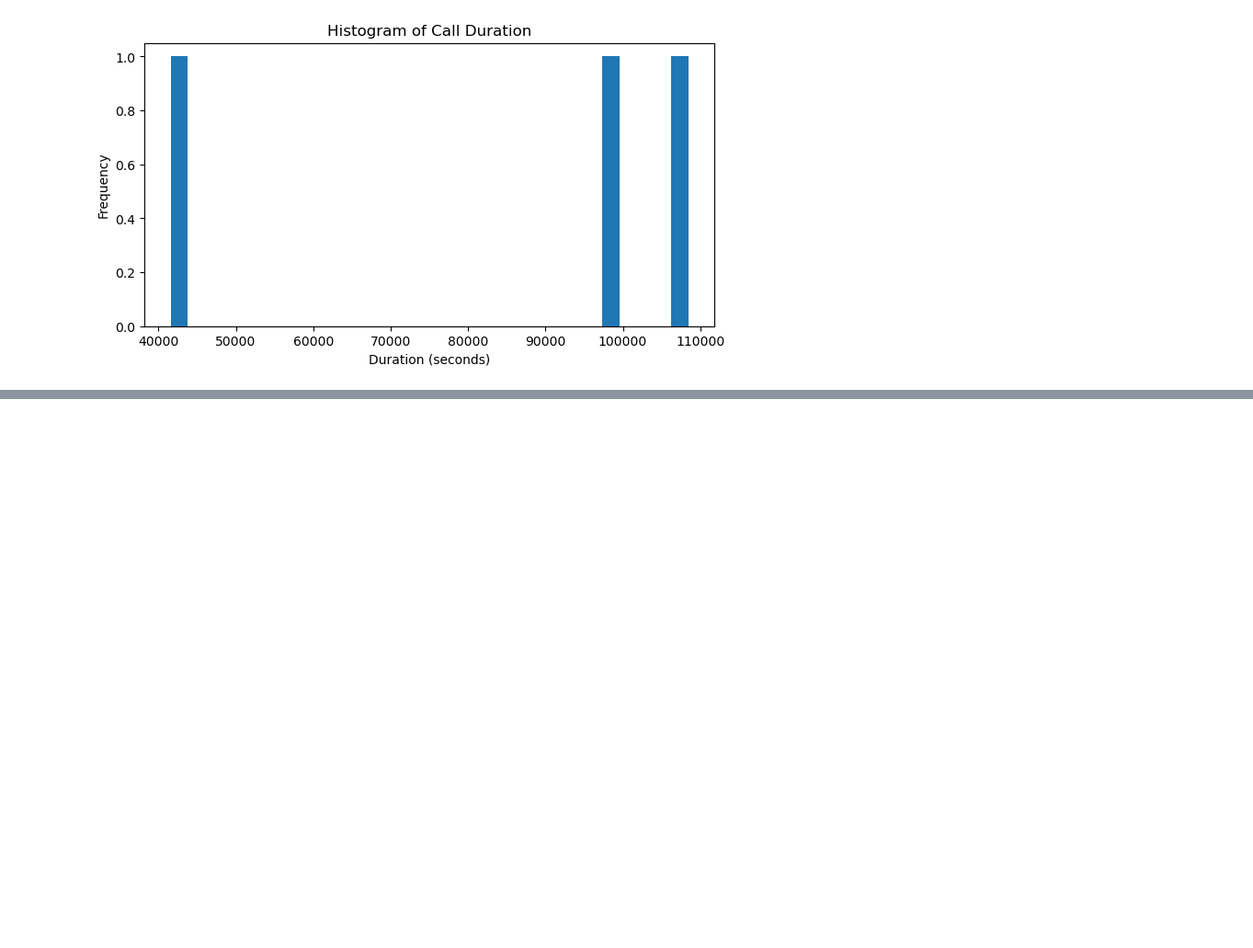
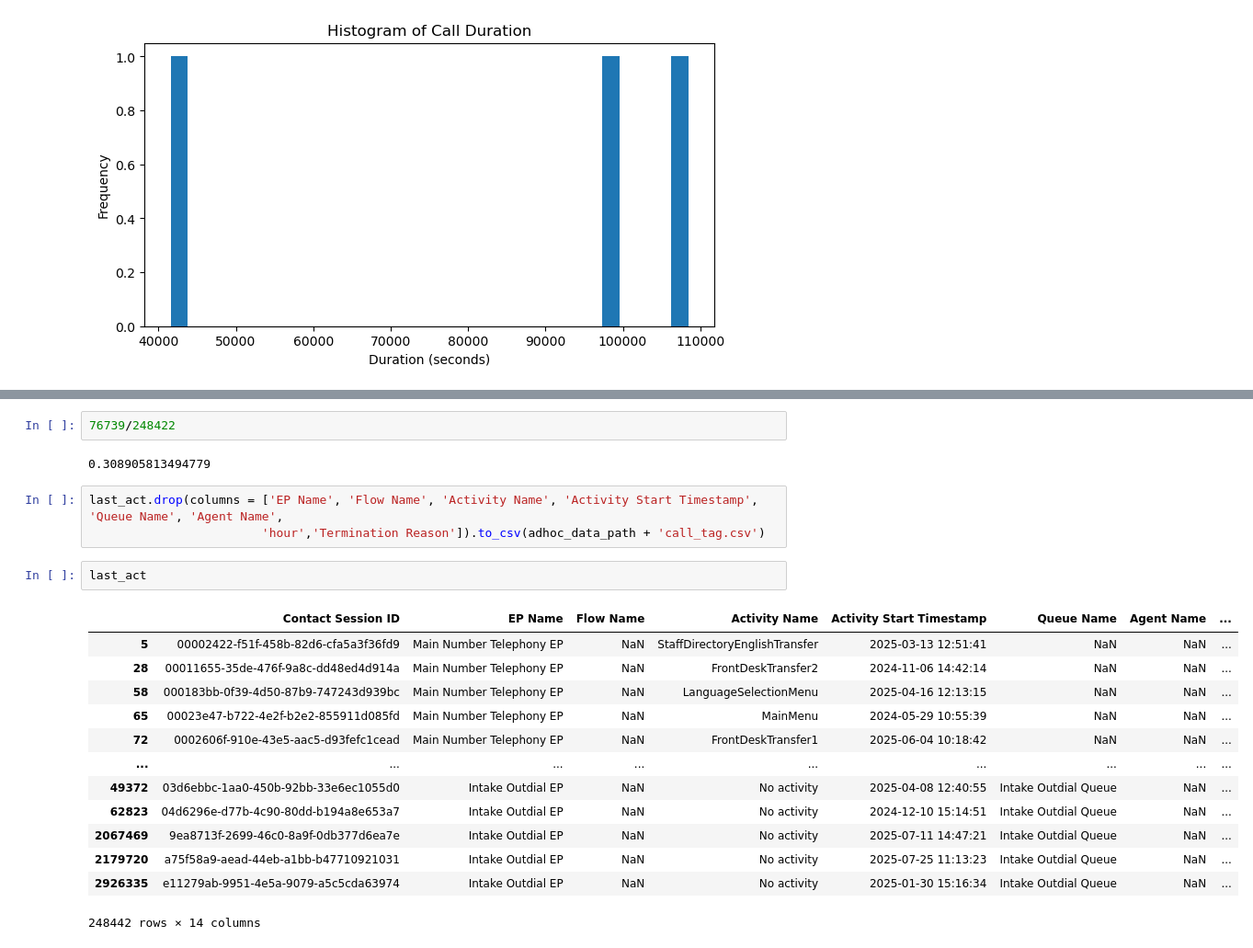
Before and after one commit to arvindkrishna87/STAT390_LegalAid_Fall2025, a Jupyter notebook: Internal work of Teams/Krish/caller_type_tag.ipynb, the cells around one changed output, grey strips where cells are left out. Shown at 92% size. Cells and saved outputs as stored; diff of their text form; blank space fills up the shorter version.

Commit message:
adhoc

```diff
--- a/Internal work of Teams/Krish/caller_type_tag.ipynb
+++ b/Internal work of Teams/Krish/caller_type_tag.ipynb
@@ -306,0 +619,23 @@ plt.show()
+# %%
+76739/248422
+# %% [output]
+0.308905813494779
+# %%
+last_act.drop(columns = ['EP Name', 'Flow Name', 'Activity Name', 'Activity Start Timestamp', 'Queue Name', 'Agent Name',
+                        'hour','Termination Reason']).to_csv(adhoc_data_path + 'call_tag.csv')
+# %%
+last_act
+# %% [output]
+|  | Contact Session ID | EP Name | Flow Name | Activity Name | Activity Start Timestamp | Queue Name | Agent Name | ... |
+| 5 | 00002422-f51f-458b-82d6-cfa5a3f36fd9 | Main Number Telephony EP | NaN | StaffDirectoryEnglishTransfer | 2025-03-13 12:51:41 | NaN | NaN | ... |
+| 28 | 00011655-35de-476f-9a8c-dd48ed4d914a | Main Number Telephony EP | NaN | FrontDeskTransfer2 | 2024-11-06 14:42:14 | NaN | NaN | ... |
+| 58 | 000183bb-0f39-4d50-87b9-747243d939bc | Main Number Telephony EP | NaN | LanguageSelectionMenu | 2025-04-16 12:13:15 | NaN | NaN | ... |
+| 65 | 00023e47-b722-4e2f-b2e2-855911d085fd | Main Number Telephony EP | NaN | MainMenu | 2024-05-29 10:55:39 | NaN | NaN | ... |
+| 72 | 0002606f-910e-43e5-aac5-d93fefc1cead | Main Number Telephony EP | NaN | FrontDeskTransfer1 | 2025-06-04 10:18:42 | NaN | NaN | ... |
+| ... | ... | ... | ... | ... | ... | ... | ... | ... |
+| 49372 | 03d6ebbc-1aa0-450b-92bb-33e6ec1055d0 | Intake Outdial EP | NaN | No activity | 2025-04-08 12:40:55 | Intake Outdial Queue | NaN | ... |
+| 62823 | 04d6296e-d77b-4c90-80dd-b194a8e653a7 | Intake Outdial EP | NaN | No activity | 2024-12-10 15:14:51 | Intake Outdial Queue | NaN | ... |
+| 2067469 | 9ea8713f-2699-46c0-8a9f-0db377d6ea7e | Intake Outdial EP | NaN | No activity | 2025-07-11 14:47:21 | Intake Outdial Queue | NaN | ... |
+| 2179720 | a75f58a9-aead-44eb-a1bb-b47710921031 | Intake Outdial EP | NaN | No activity | 2025-07-25 11:13:23 | Intake Outdial Queue | NaN | ... |
+| 2926335 | e11279ab-9951-4e5a-9079-a5c5cda63974 | Intake Outdial EP | NaN | No activity | 2025-01-30 15:16:34 | Intake Outdial Queue | NaN | ... |
+248442 rows × 14 columns
```
Also changed, not shown: parts of 10 cells of this notebook, 7 other files.
